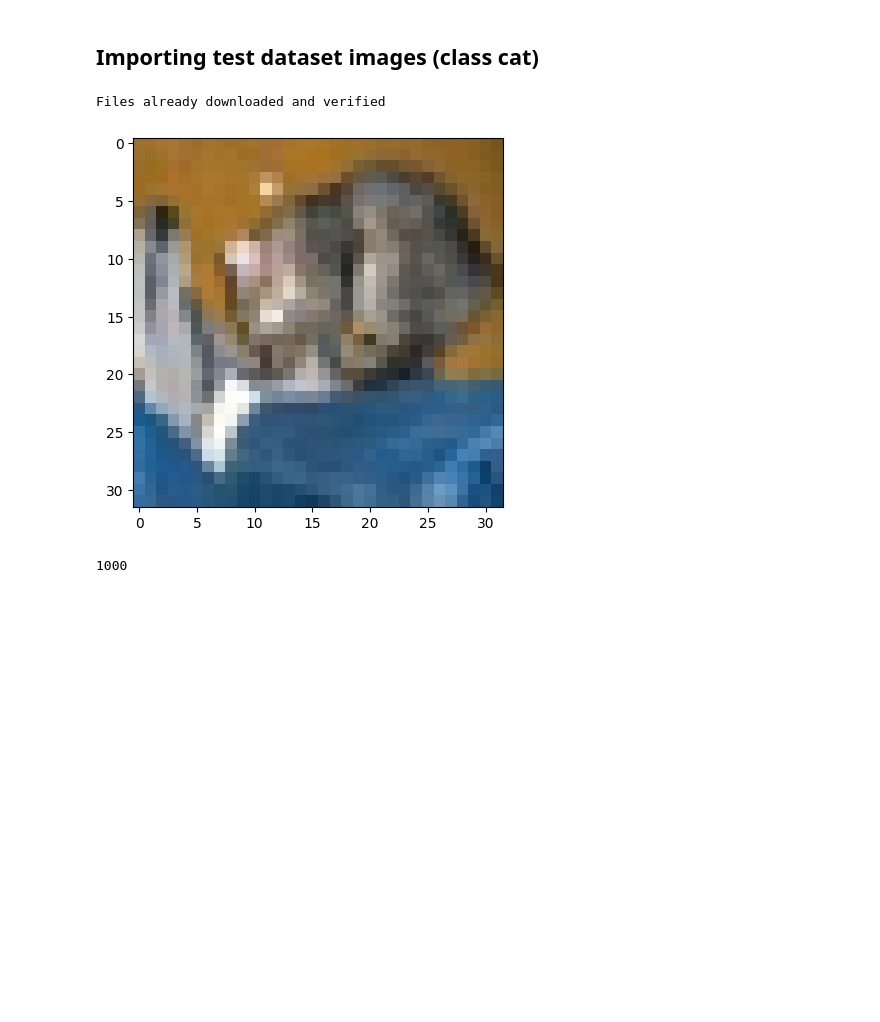
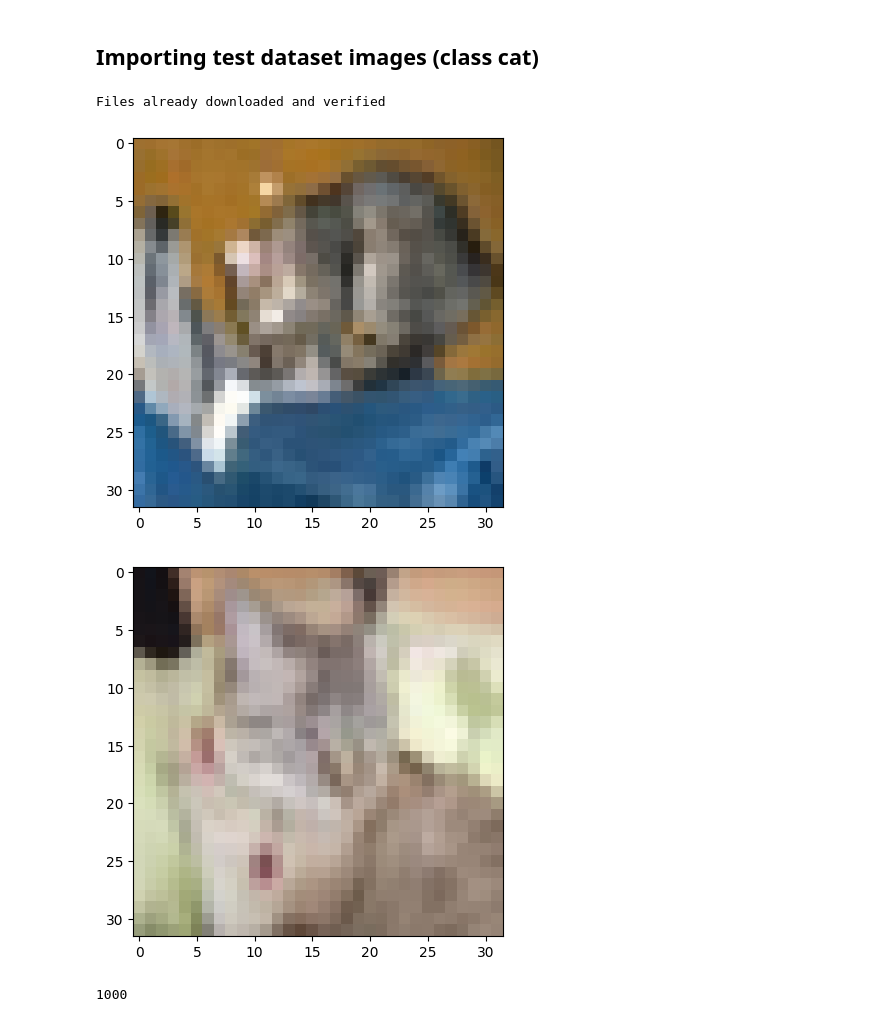
Before and after one commit to dkumar2701/image-deeplearning, a Jupyter notebook: FIDanalysis.ipynb, the cells around one changed output. Cells and saved outputs as stored; diff of their text form; code cells hidden in the pictures; blank space fills up the shorter version.

```diff
--- a/FIDanalysis.ipynb
+++ b/FIDanalysis.ipynb
@@ -160,20 +160,23 @@ def imshow(img):
 # %%
 batch_size = 1
 transform = transforms.Compose(
     [transforms.ToTensor(),
      transforms.Normalize((0.5, 0.5, 0.5), (0.5, 0.5, 0.5))])
 testset = torchvision.datasets.CIFAR10(root='./data', train=False, download=True, transform=transform)
 cat_idxs = np.where((np.array(testset.targets) == 3))[0]
 catset = torch.utils.data.Subset(testset, cat_idxs)
 catloader = torch.utils.data.DataLoader(catset, batch_size=batch_size, shuffle=False, num_workers=2)
 
 
-
-images, _ = next(iter(catloader))
-imshow(torchvision.utils.make_grid(images))
+iterator = iter(catloader)
+images, _ = next(iterator)
+imshow(torchvision.utils.make_grid(images.squeeze()))
+images, _ = next(iterator)
+imshow(torchvision.utils.make_grid(images.squeeze()))
 # %% [output]
 Files already downloaded and verified
 [figure]
+[figure, added]
 # %%
 l = len(catloader)
 print(l)
```
Also changed, not shown: parts of 11 cells of this notebook.
